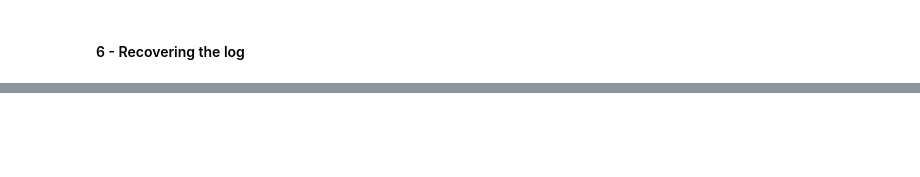
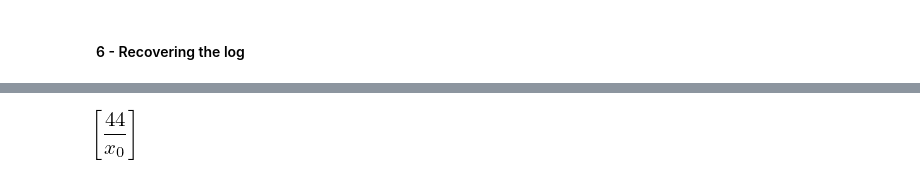
Before and after one commit to darioizzo/dcgp, a Jupyter notebook: doc/sphinx/notebooks/symbolic_regression_1.ipynb, the cells around one changed output, grey strips where cells are left out. Drawn from its saved outputs; the diff is of its cells as text; code cells hidden in the pictures; blank space fills up the shorter version.

```diff
--- a/doc/sphinx/notebooks/symbolic_regression_1.ipynb
+++ b/doc/sphinx/notebooks/symbolic_regression_1.ipynb
@@ -92,0 +99,4 @@ _ = plt.ylabel('ultrasonic response')
+# %%
+parse_expr(udp.prettier(pop.champion_x))
+# %% [output]
+[figure, added]
```
Also changed, not shown: parts of 4 cells of this notebook.
